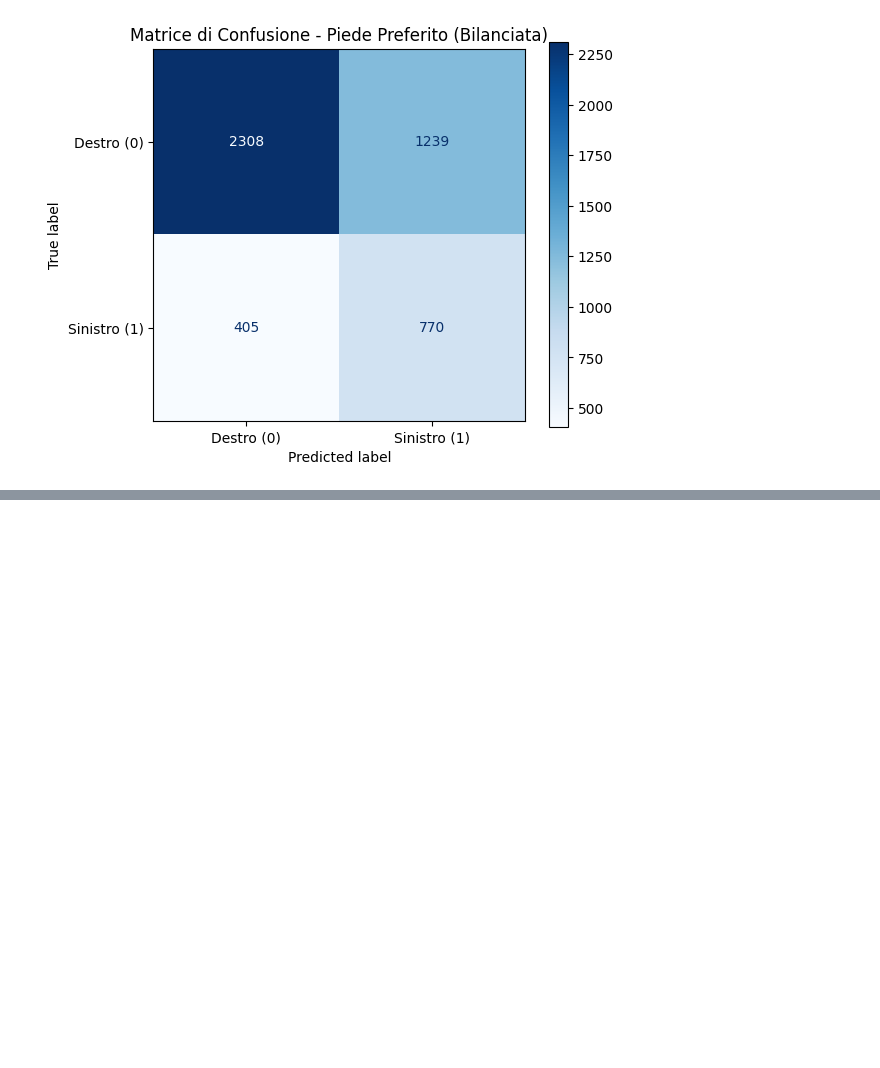
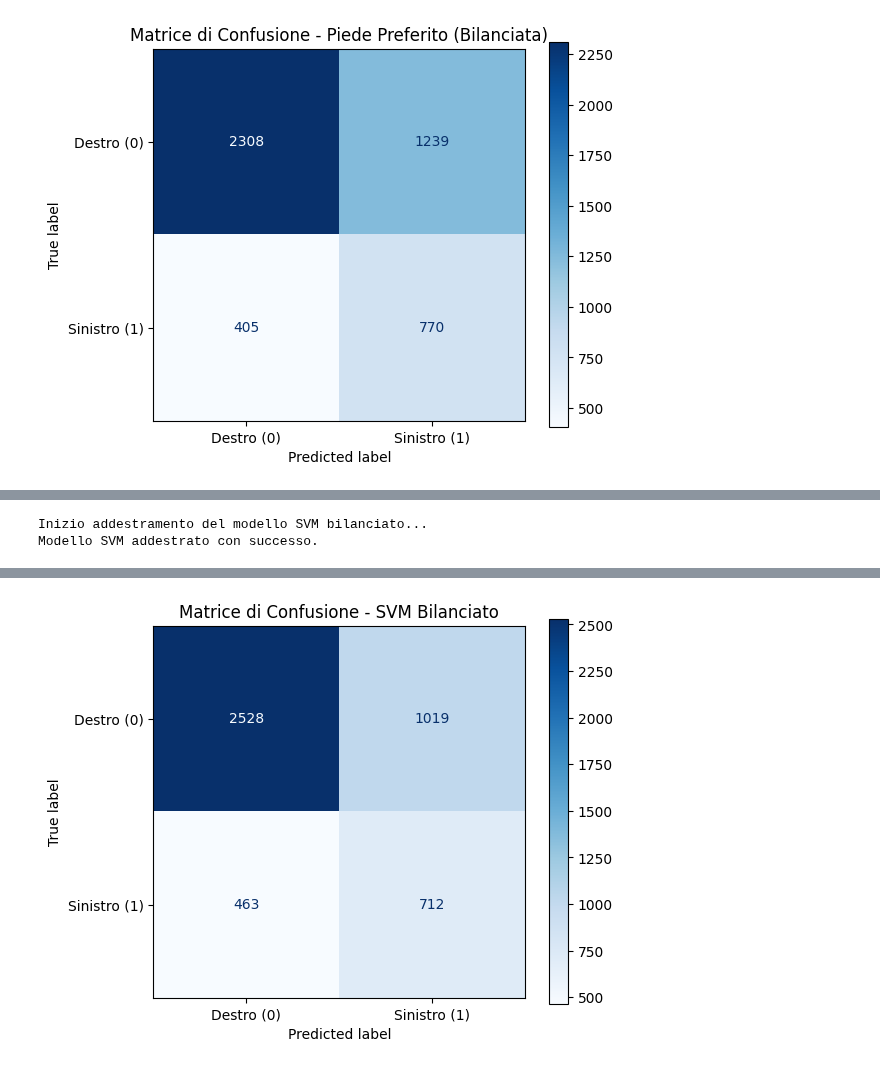
Before and after one commit to grannico/Progetti_DataScience_25-26, a Jupyter notebook: Classificazione/classificazione_piede_preferito.ipynb, the cells around one changed output, grey strips where cells are left out. Saved outputs shown, nothing was run; the diff lists cells and outputs as text; code cells hidden in the pictures; blank space fills up the shorter version.

```diff
--- a/Classificazione/classificazione_piede_preferito.ipynb
+++ b/Classificazione/classificazione_piede_preferito.ipynb
@@ -386,0 +491,67 @@ Il modello bilanciato sta trovando attivamente i mancini!
+# %%
+# --- 17. ADDESTRAMENTO MODELLO (SVM BILANCIATO) ---
+
+print("Inizio addestramento del modello SVM bilanciato...")
+
+# Inizializziamo il modello SVM con class_weight='balanced'
+model_svm = SVC(
+    kernel='rbf',
+    class_weight='balanced',
+    random_state=42
+)
+
+model_svm.fit(X_train_scaled, y_train)
+
+print("Modello SVM addestrato con successo.")
+# %% [output]
+Inizio addestramento del modello SVM bilanciato...
+Modello SVM addestrato con successo.
+# %%
+# --- 18. VALUTAZIONE DEL MODELLO SVM ---
+
+print("Inizio valutazione del modello SVM...")
+
+# Facciamo le predizioni sui dati di test scalati
+y_pred_svm = model_svm.predict(X_test_scaled)
+
+# Calcoliamo l'accuracy
+acc_svm = accuracy_score(y_test, y_pred_svm)
+print(f"\nAccuracy SVM bilanciata: {acc_svm * 100:.2f}%")
+print(f"\n Accuracy logistic regression bilanciata:  65,18%")   #RICONTROLLARE IL VALORE
+
+# Classification Report
+print("\n--- Classification Report (SVM Bilanciato) ---")
+report_svm = classification_report(y_test, y_pred_svm,
+                                    target_names=['Destro (0)', 'Sinistro (1)'],
+                                    output_dict=True) # Salva come dizionario
+print(classification_report(y_test, y_pred_svm,
+                            target_names=['Destro (0)', 'Sinistro (1)']))
+
+# Confronto recall
+recall_svm = report_svm['Sinistro (1)']['recall']
+recall_lr = 0.66
+recall_rf = 0.09    # RICONTROLLARE IL VALORE
+
+print("\n --- Confronto recall sinistri ---")
+print(f"Recall Logistic Regression: {recall_lr:.2f}")
+print(f"Recall Random Forest: {recall_rf:.2f}")
+print(f"Recall SVM: {recall_svm:.2f}")
+
+if recall_svm > recall_lr and recall_svm > recall_rf:
+    print("Il modello SVM ha la recall migliore per i mancini.")
+elif recall_rf > recall_lr:
+    print("Il modello Random Forest ha la recall migliore per i mancini.")
+else:
+    print("La Logistic Regression ha la recall migliore per i mancini.")
+
+# Matrice di Confusione
+print("\n--- Matrice di Confusione (SVM Bilanciato) ---")
+cm_svm = confusion_matrix(y_test, y_pred_svm, labels=model_svm.classes_)
+fig, ax = plt.subplots(figsize=(6,5))
+disp_svm = ConfusionMatrixDisplay(confusion_matrix=cm_svm,
+                                display_labels=['Destro (0)', 'Sinistro (1)']
+)
+disp_svm.plot(cmap='Blues', ax=ax, xticks_rotation='horizontal')
+plt.title("Matrice di Confusione - SVM Bilanciato")
+plt.show()
+# %% [output]
@@ -386,0 +575 @@ Il modello bilanciato sta trovando attivamente i mancini!
+[figure, added]
```
Also changed, not shown: parts of 8 cells of this notebook, 5 other files.
